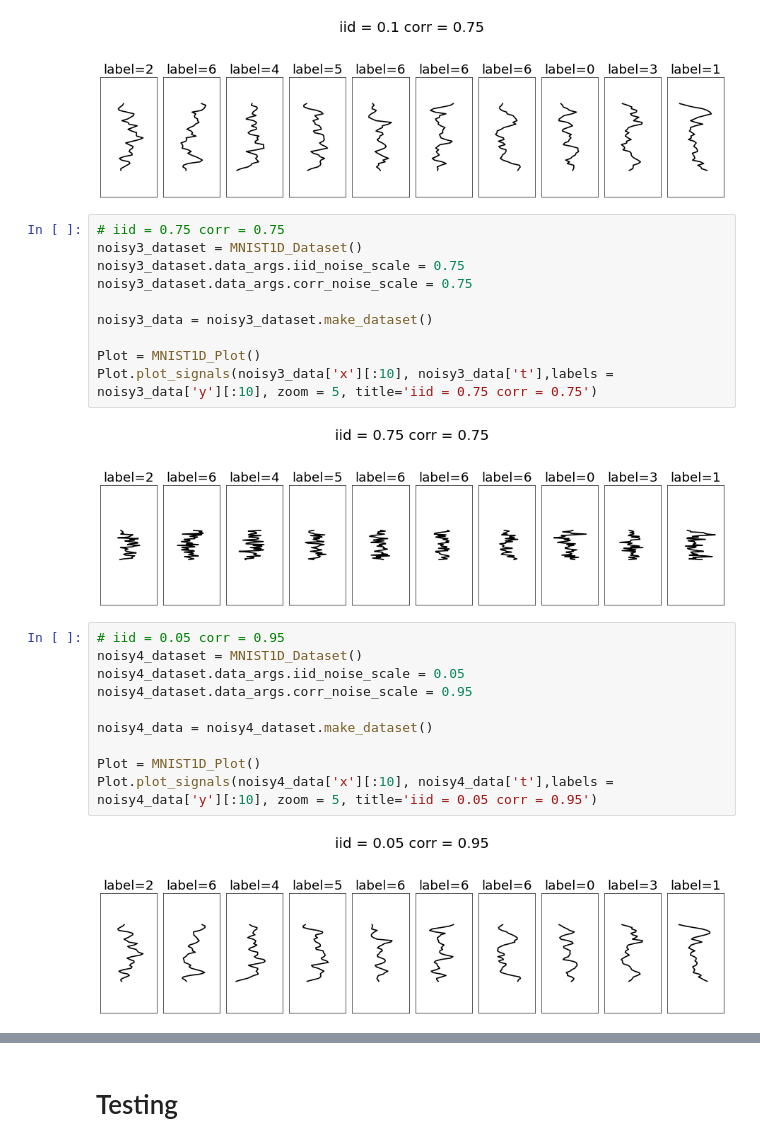
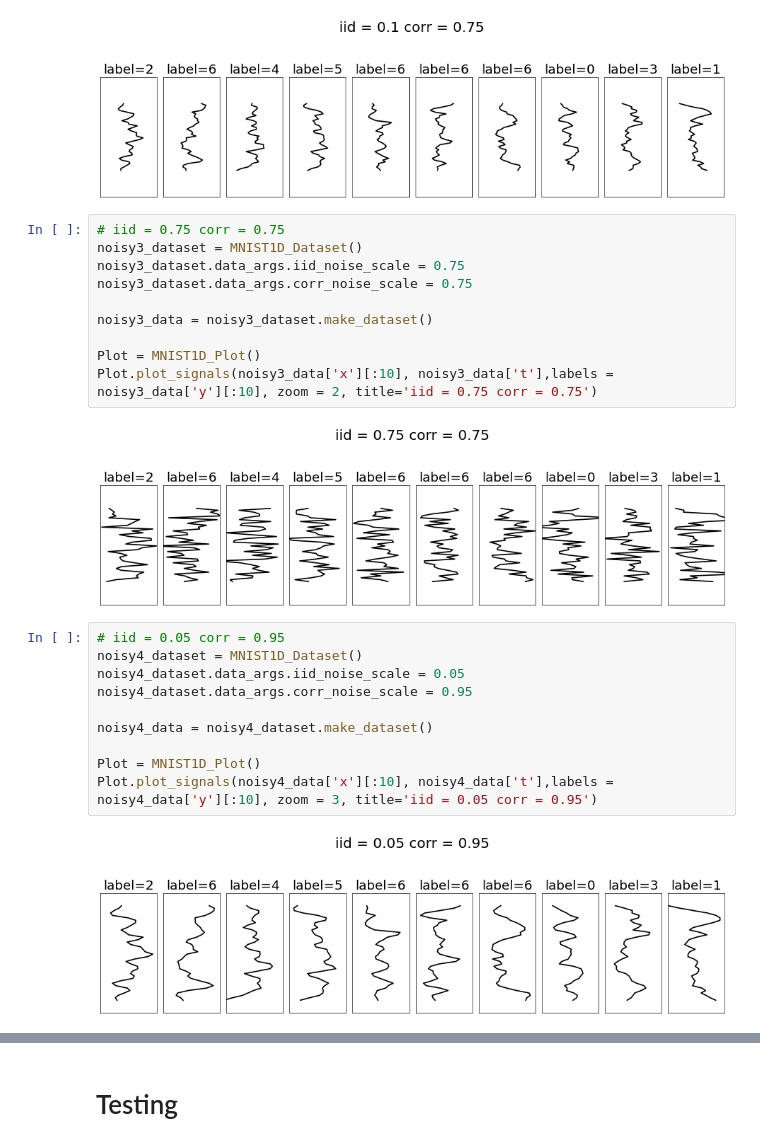
Before and after one commit to mingikang31/Convolutional-Nearest-Neighbor, a Jupyter notebook: notebooks/July2.ipynb, the cells around one changed output, grey strips where cells are left out. Drawn from its saved outputs; the diff is of its cells as text.

```diff
--- a/notebooks/July2.ipynb
+++ b/notebooks/July2.ipynb
@@ -68,15 +68,15 @@ Plot.plot_signals(noisy2_data['x'][:10], noisy2_data['t'],labels = noisy2_data['
 # %%
 # iid = 0.75 corr = 0.75
 noisy3_dataset = MNIST1D_Dataset()
 noisy3_dataset.data_args.iid_noise_scale = 0.75
 noisy3_dataset.data_args.corr_noise_scale = 0.75
 
 noisy3_data = noisy3_dataset.make_dataset()
 
 Plot = MNIST1D_Plot()
-Plot.plot_signals(noisy3_data['x'][:10], noisy3_data['t'],labels = noisy3_data['y'][:10], zoom = 5, title='iid = 0.75 corr = 0.75')
+Plot.plot_signals(noisy3_data['x'][:10], noisy3_data['t'],labels = noisy3_data['y'][:10], zoom = 2, title='iid = 0.75 corr = 0.75')
 # %% [output]
-[figure, old version]
+[figure, new version]
 # %%
 # iid = 0.05 corr = 0.95
 noisy4_dataset = MNIST1D_Dataset()
@@ -86,9 +86,9 @@ noisy4_dataset.data_args.corr_noise_scale = 0.95
 noisy4_data = noisy4_dataset.make_dataset()
 
 Plot = MNIST1D_Plot()
-Plot.plot_signals(noisy4_data['x'][:10], noisy4_data['t'],labels = noisy4_data['y'][:10], zoom = 5, title='iid = 0.05 corr = 0.95')
+Plot.plot_signals(noisy4_data['x'][:10], noisy4_data['t'],labels = noisy4_data['y'][:10], zoom = 3, title='iid = 0.05 corr = 0.95')
 # %% [output]
-[figure, old version]
+[figure, new version]
 # %%
 # iid = 1 corr = 1
 noisy5_dataset = MNIST1D_Dataset()
```
Also changed, not shown: parts of 1 cell of this notebook, 19 other files.
